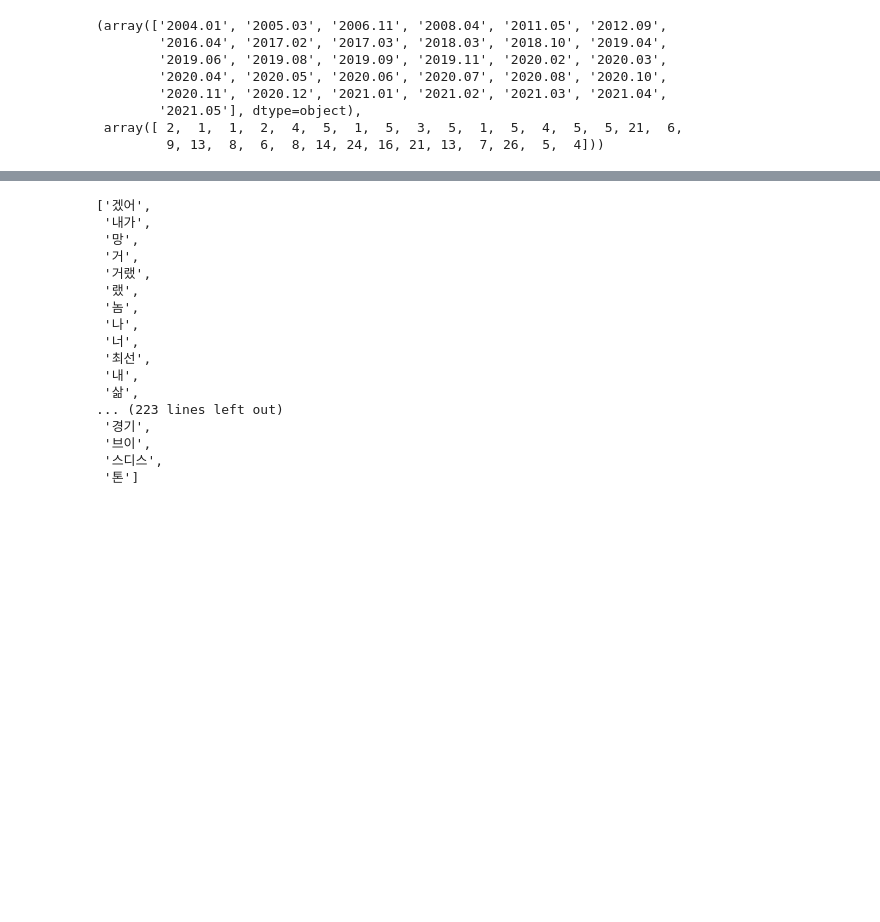
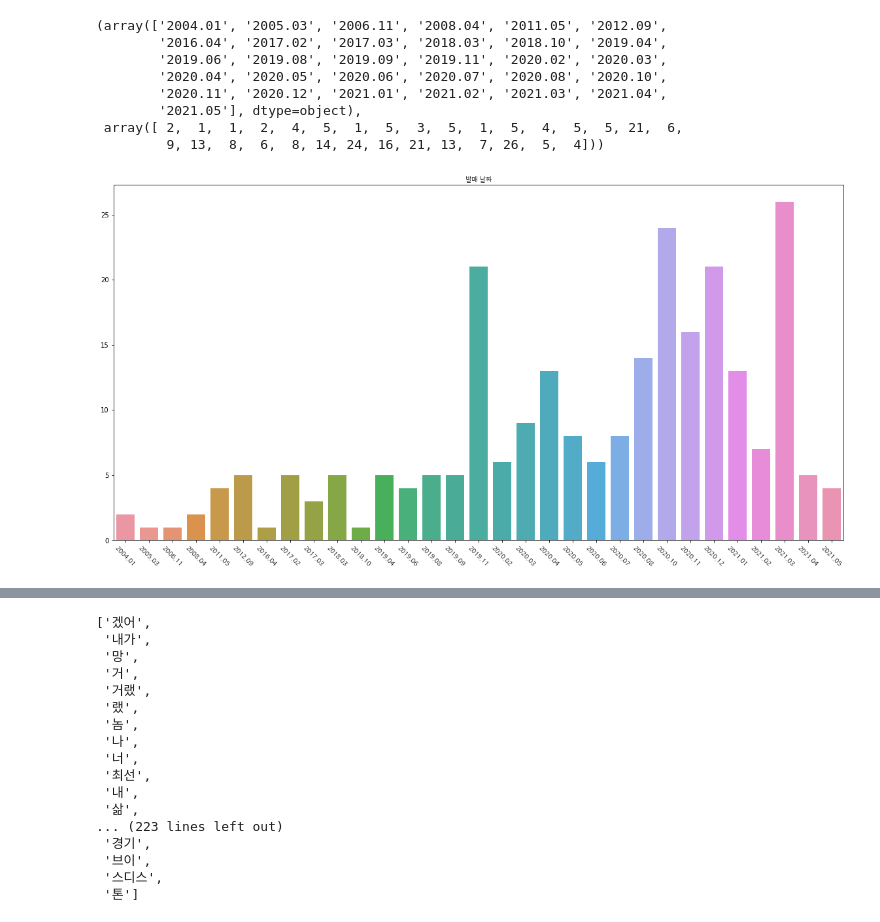
Before and after one commit to EG-L/Project, a Jupyter notebook: Melon_chart.ipynb, the cells around one changed output, grey strips where cells are left out. Drawn from its saved outputs; the diff is of its cells as text; code cells hidden in the pictures; blank space fills up the shorter version.

```diff
--- a/Melon_chart.ipynb
+++ b/Melon_chart.ipynb
@@ -202,6 +202,17 @@ np.unique(df['date'],return_counts=True)
         '2021.05'], dtype=object),
  array([ 2,  1,  1,  2,  4,  5,  1,  5,  3,  5,  1,  5,  4,  5,  5, 21,  6,
          9, 13,  8,  6,  8, 14, 24, 16, 21, 13,  7, 26,  5,  4]))
+# %%
+date = np.unique(df['date'],return_counts=True)
+# %%
+plt.figure(figsize=(20,10))
+sns.barplot(x=[i for i in date[0]],y=[i for i in date[1]])
+plt.xticks(fontproperties=fontprop,rotation=-45)
+plt.title('발매 날짜',fontproperties=fontprop)
+plt.show()
+# 2021년 1~5월 순위를 검색했는데 생각보다 옛날 노래의 빈도가 많다.
+# %% [output]
+[figure, added]
 # %%
 df[df['ranking']<=10]
 # %% [output]
```
